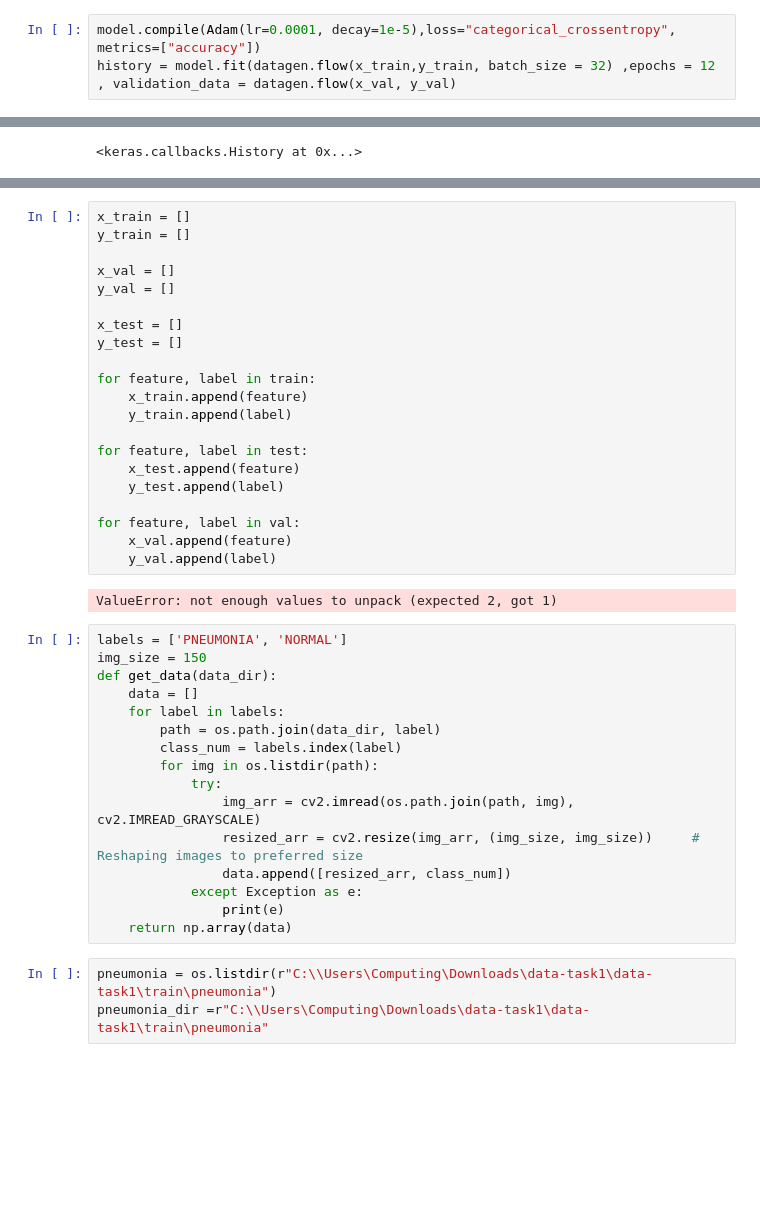
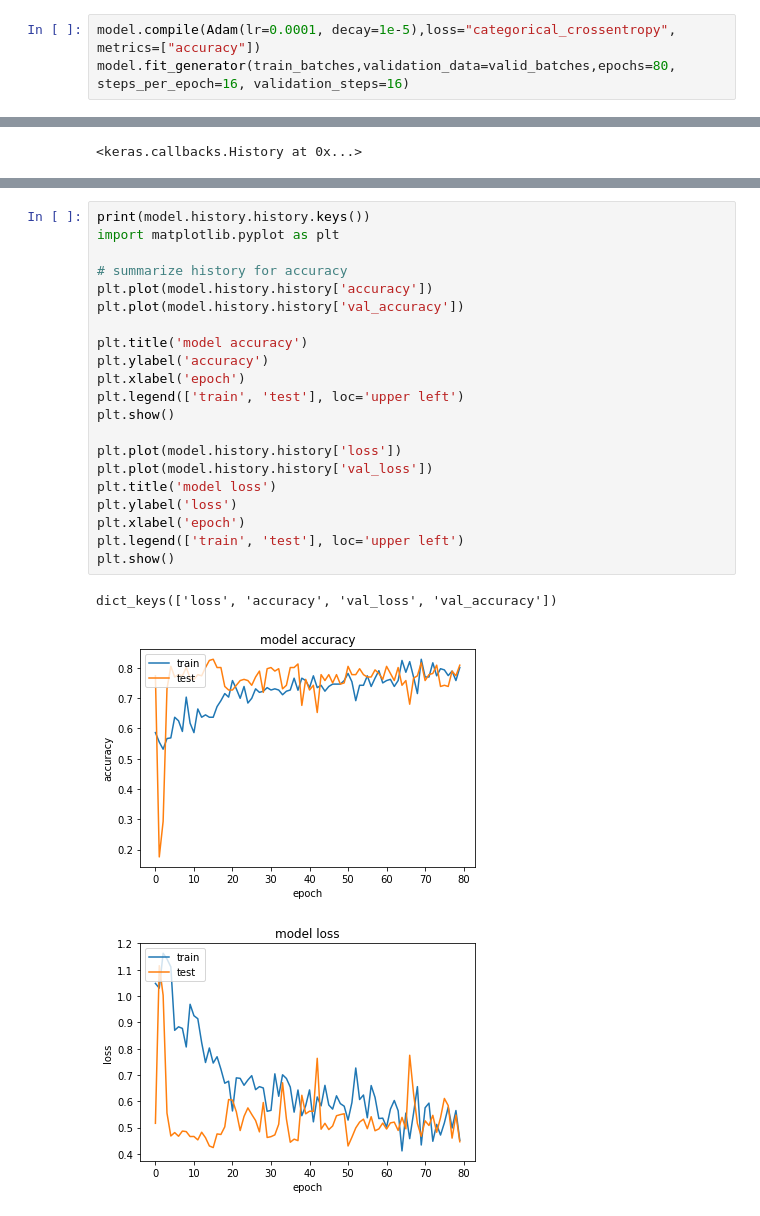
Before and after one commit to suryashankarbhat/machine-learning, a Jupyter notebook: machine-learning/ML1.ipynb, the cells around one changed output, grey strips where cells are left out. Saved outputs shown, nothing was run; the diff lists cells and outputs as text; blank space fills up the shorter version.

```diff
--- a/machine-learning/ML1.ipynb
+++ b/machine-learning/ML1.ipynb
@@ -331,5 +328,5 @@ es = EarlyStopping(monitor='val_loss',patience=5)
 chkpt = ModelCheckpoint(filepath='best_model_todate', save_best_only=True, save_weights_only=True)
 # %%
 model.compile(Adam(lr=0.0001, decay=1e-5),loss="categorical_crossentropy", metrics=["accuracy"])
-history = model.fit(datagen.flow(x_train,y_train, batch_size = 32) ,epochs = 12 , validation_data = datagen.flow(x_val, y_val)
+model.fit_generator(train_batches,validation_data=valid_batches,epochs=80, steps_per_epoch=16, validation_steps=16)
 # %% [output]
@@ -363,42 +377,25 @@ model.history.history
 # %%
-x_train = []
-y_train = []
+print(model.history.history.keys())
+import matplotlib.pyplot as plt
 
-x_val = []
-y_val = []
+# summarize history for accuracy
+plt.plot(model.history.history['accuracy'])
+plt.plot(model.history.history['val_accuracy'])
 
-x_test = []
-y_test = []
+plt.title('model accuracy')
+plt.ylabel('accuracy')
+plt.xlabel('epoch')
+plt.legend(['train', 'test'], loc='upper left')
+plt.show()
 
-for feature, label in train:
-    x_train.append(feature)
-    y_train.append(label)
-
-for feature, label in test:
-    x_test.append(feature)
-    y_test.append(label)
-
-for feature, label in val:
-    x_val.append(feature)
-    y_val.append(label)
+plt.plot(model.history.history['loss'])
+plt.plot(model.history.history['val_loss'])
+plt.title('model loss')
+plt.ylabel('loss')
+plt.xlabel('epoch')
+plt.legend(['train', 'test'], loc='upper left')
+plt.show()
 # %% [output]
-ValueError: not enough values to unpack (expected 2, got 1)
+dict_keys(['loss', 'accuracy', 'val_loss', 'val_accuracy'])
+[figure, added]
+[figure, added]
-# %%
-labels = ['PNEUMONIA', 'NORMAL']
-img_size = 150
-def get_data(data_dir):
-    data = []
-    for label in labels:
-        path = os.path.join(data_dir, label)
-        class_num = labels.index(label)
-        for img in os.listdir(path):
-            try:
-                img_arr = cv2.imread(os.path.join(path, img), cv2.IMREAD_GRAYSCALE)
-                resized_arr = cv2.resize(img_arr, (img_size, img_size))     # Reshaping images to preferred size
-                data.append([resized_arr, class_num])
-            except Exception as e:
-                print(e)
-    return np.array(data)
-# %%
-pneumonia = os.listdir(r"C:\\Users\Computing\Downloads\data-task1\data-task1\train\pneumonia")
-pneumonia_dir =r"C:\\Users\Computing\Downloads\data-task1\data-task1\train\pneumonia"
```
Also changed, not shown: parts of 17 cells of this notebook, 11 other files.
